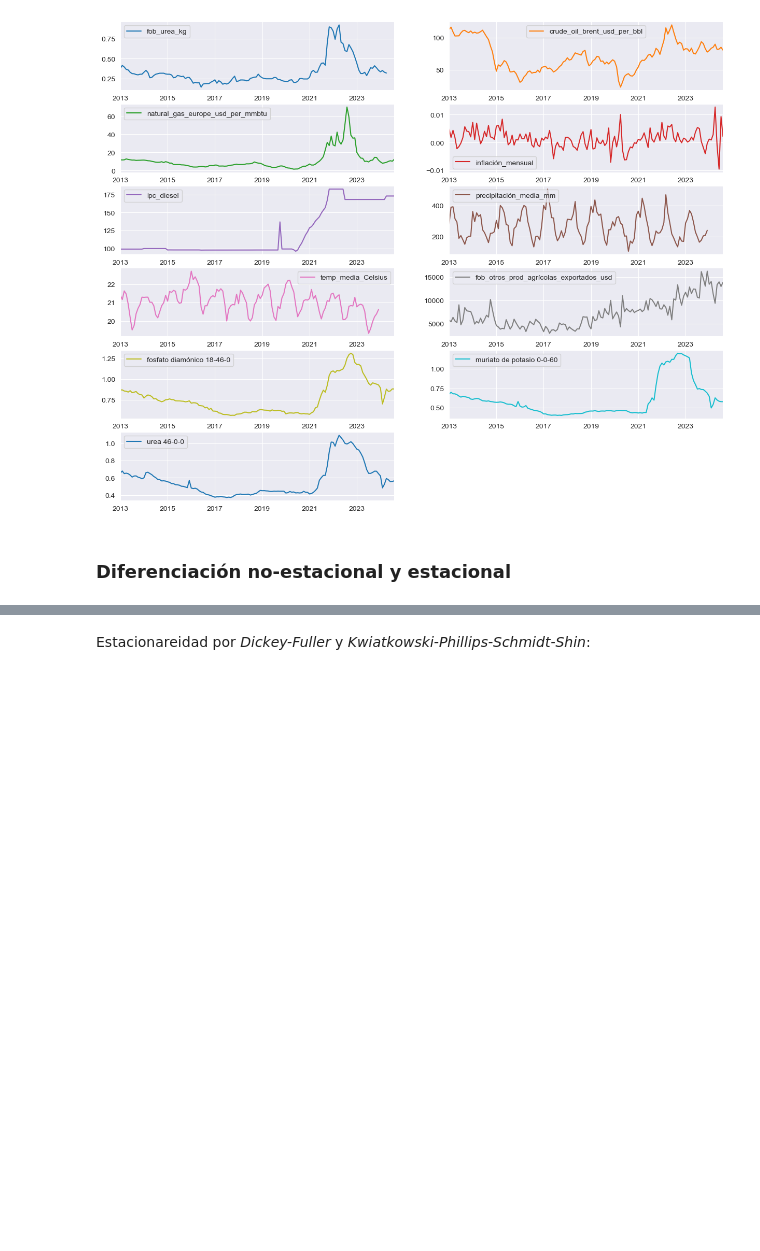
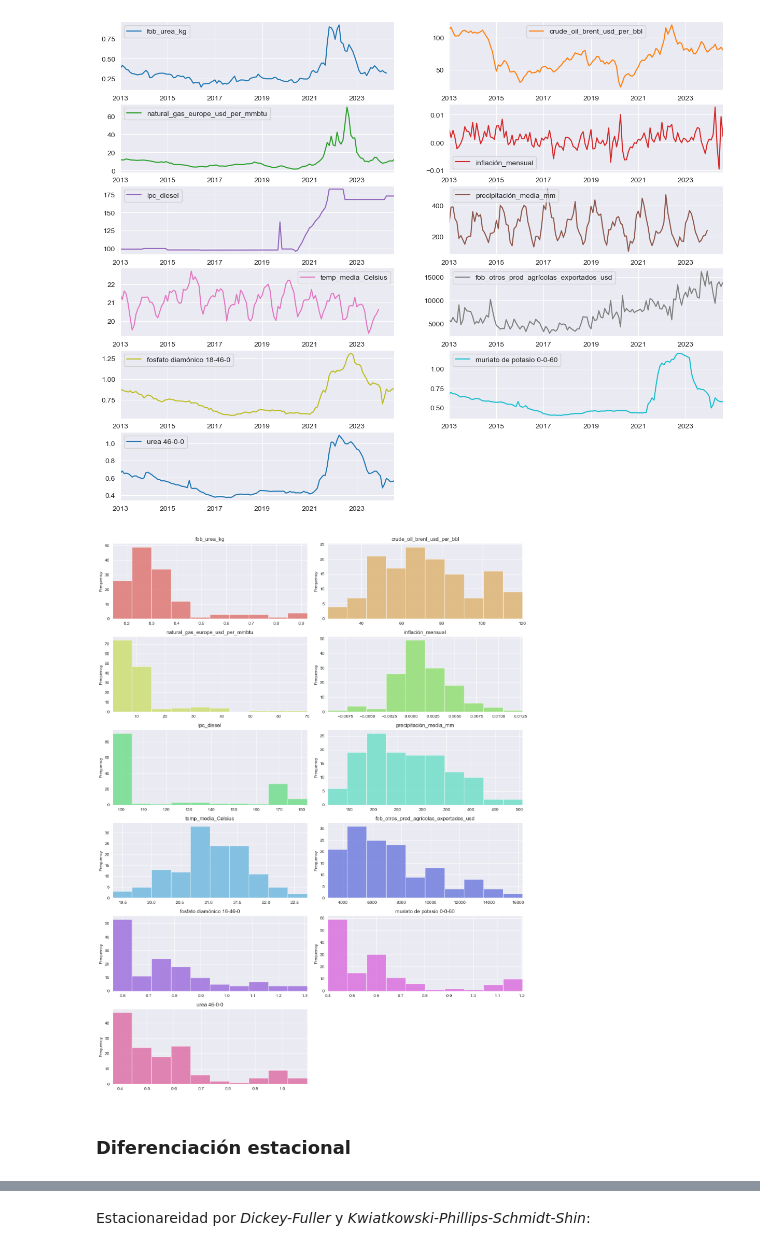
Before and after one commit to IFTrejoM/time-series-fertilizer-price-predictor, a Jupyter notebook: modelo_regresión.ipynb, the cells around one changed output, grey strips where cells are left out. Saved outputs shown, nothing was run; the diff lists cells and outputs as text; code cells hidden in the pictures; blank space fills up the shorter version.

```diff
--- a/modelo_regresión.ipynb
+++ b/modelo_regresión.ipynb
@@ -50,5 +50,9 @@ df.plot(
 plt.show()
 # %% [output]
 [figure]
+# %%
+plot_histograms(df, n_rows=num_de_filas, bins=10, color_palette='hls')
+# %% [output]
+[figure, added]
 # %% [markdown]
-### Diferenciación no-estacional y estacional
+### Diferenciación estacional
```
Also changed, not shown: parts of 23 cells of this notebook, 3 other files.
